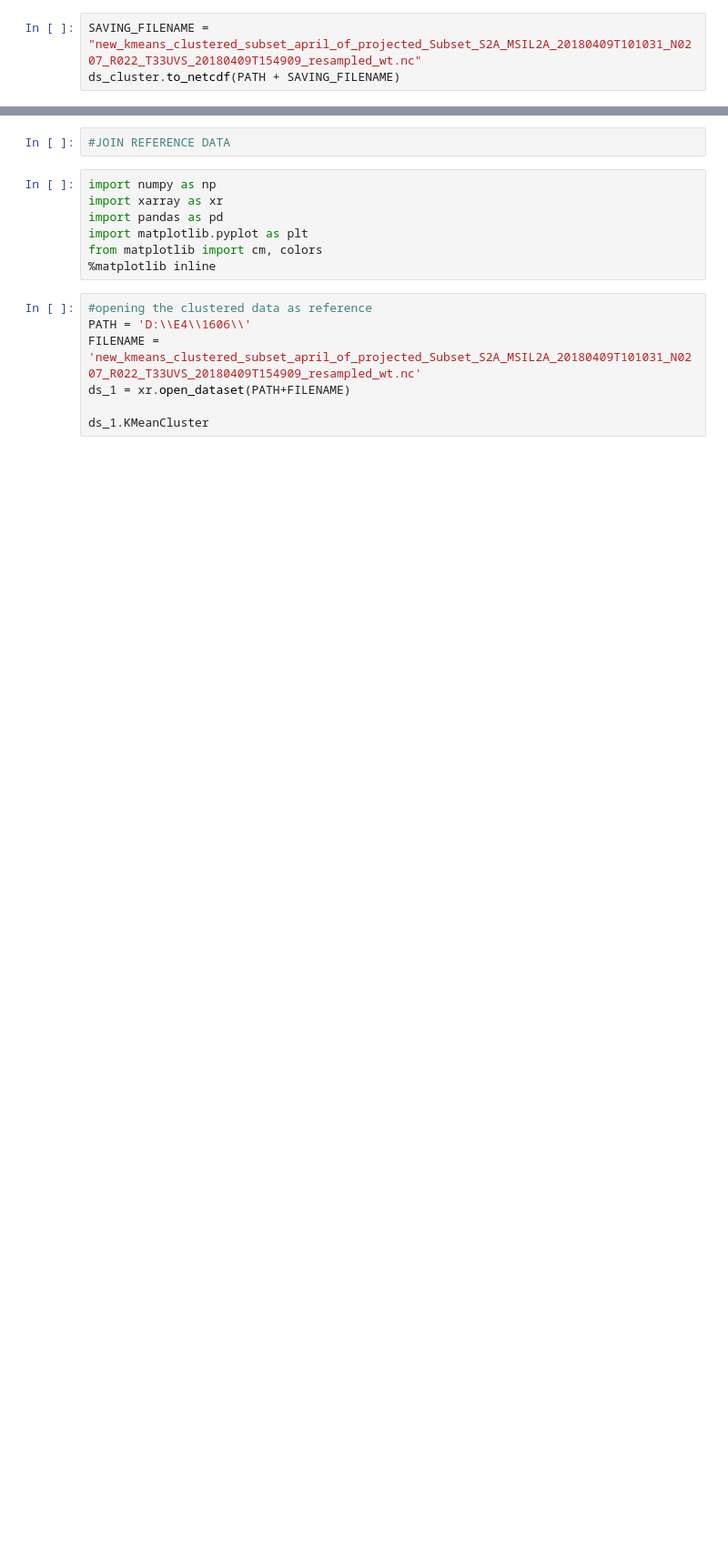
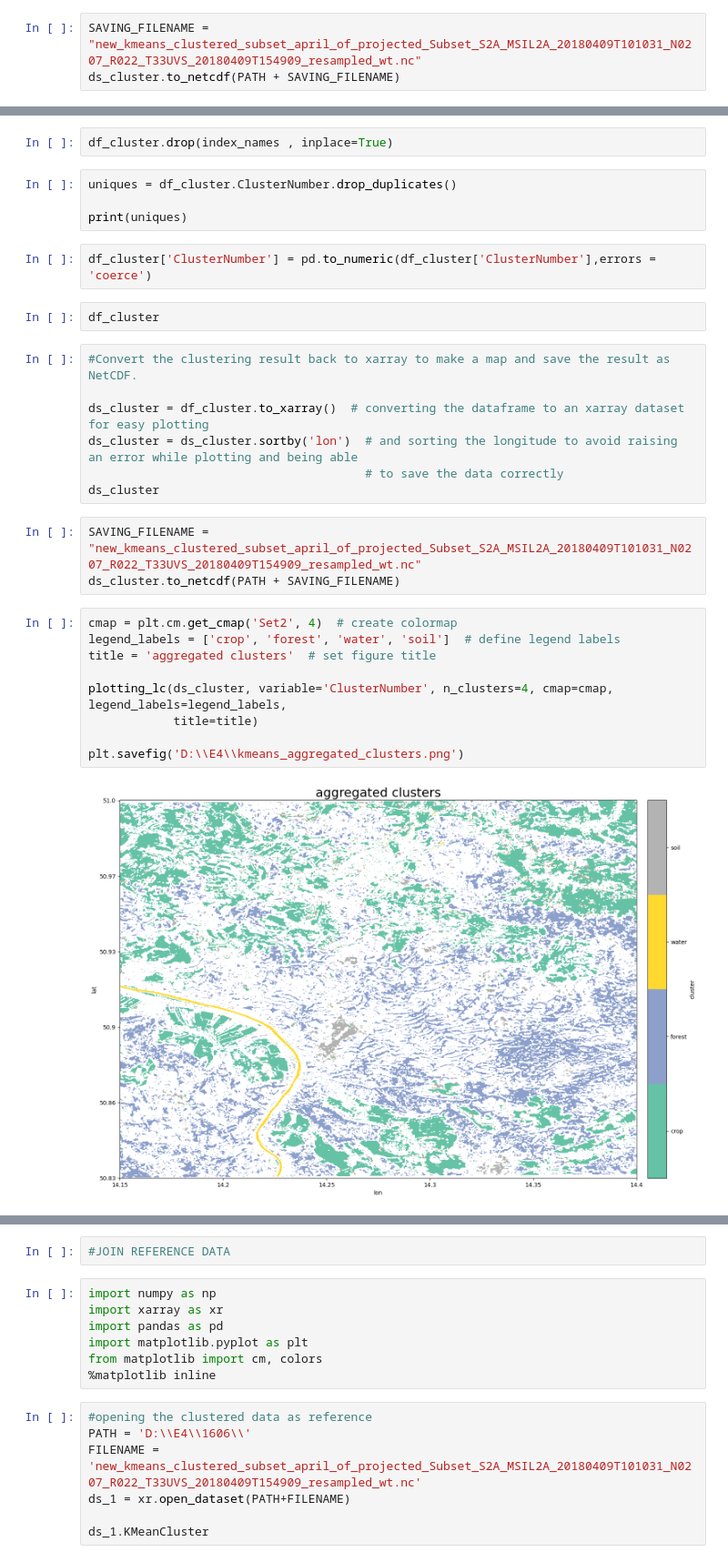
Before and after one commit to ackermannvalerie1/jupyterERS, a Jupyter notebook: land_cover_classification.ipynb, the cells around one changed output, grey strips where cells are left out. Shown at 91% size. Drawn from its saved outputs; the diff is of its cells as text; blank space fills up the shorter version.

```diff
--- a/land_cover_classification.ipynb
+++ b/land_cover_classification.ipynb
@@ -397,3 +249,34 @@ plotting_lc(ds_cluster, variable='KMeanCluster', n_clusters=n_clusters, cmap=cma
+# %%
+df_cluster.drop(index_names , inplace=True)
+# %%
+uniques = df_cluster.ClusterNumber.drop_duplicates()
+
+print(uniques)
+# %%
+df_cluster['ClusterNumber'] = pd.to_numeric(df_cluster['ClusterNumber'],errors = 'coerce')
+# %%
+df_cluster
+# %%
+#Convert the clustering result back to xarray to make a map and save the result as NetCDF.
+
+ds_cluster = df_cluster.to_xarray()  # converting the dataframe to an xarray dataset for easy plotting
+ds_cluster = ds_cluster.sortby('lon')  # and sorting the longitude to avoid raising an error while plotting and being able
+                                       # to save the data correctly
+ds_cluster
+# %%
+SAVING_FILENAME = "new_kmeans_clustered_subset_april_of_projected_Subset_S2A_MSIL2A_20180409T101031_N0207_R022_T33UVS_20180409T154909_resampled_wt.nc"
+ds_cluster.to_netcdf(PATH + SAVING_FILENAME)
+# %%
+cmap = plt.cm.get_cmap('Set2', 4)  # create colormap
+legend_labels = ['crop', 'forest', 'water', 'soil']  # define legend labels
+title = 'aggregated clusters'  # set figure title
+
+plotting_lc(ds_cluster, variable='ClusterNumber', n_clusters=4, cmap=cmap, legend_labels=legend_labels,
+            title=title)
+
+plt.savefig('D:\\E4\\kmeans_aggregated_clusters.png')
+# %% [output]
+[figure, added]
 # %%
 #You can also plot a boxplot to look at the distribution of reflectances in each cluster.
 
```
Also changed, not shown: parts of 42 cells of this notebook.
